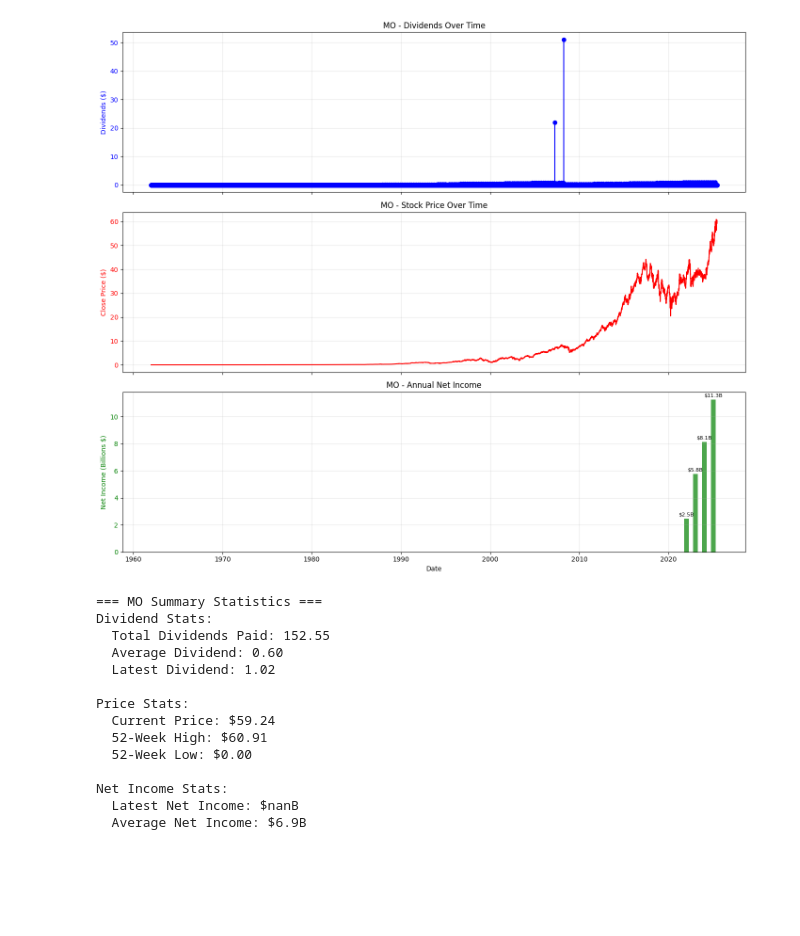
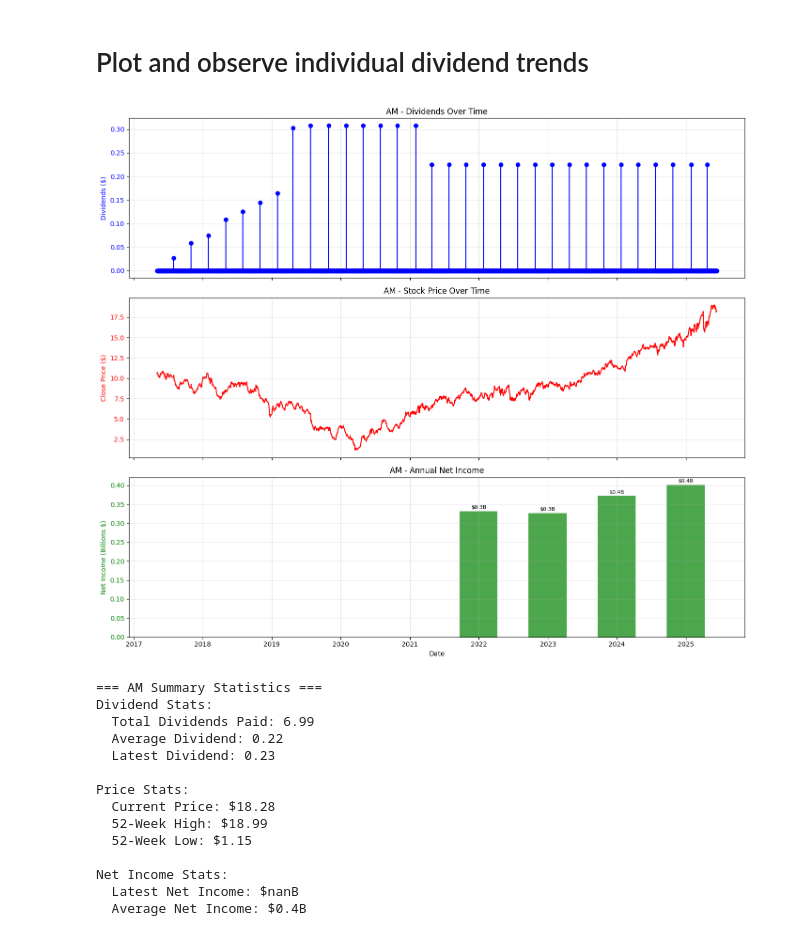
Before and after one commit to sarashs/Wallstreet-Bets, a Jupyter notebook: Notebooks/dividend_stock_finder.ipynb, the cells around one changed output. Drawn from its saved outputs; the diff is of its cells as text; code cells hidden in the pictures; blank space fills up the shorter version.

Commit message:
dividend stock picker updated

```diff
--- a/Notebooks/dividend_stock_finder.ipynb
+++ b/Notebooks/dividend_stock_finder.ipynb
@@ -75,5 +112,5 @@ df.to_csv('penny_stocks_dividend_last5years.csv')
 # %%
-#df = pd.read_csv('russel1000_dividend_last5years.csv')
+df = pd.read_csv('Russel1000_dividend_last5years.csv')
 df.dropna(inplace=True)
-df.sort_values(by='Date', ascending=False, inplace=True)
-df
+df.sort_values(by=['Ticker', 'Date'], ascending=True, inplace=True)
+df.head()
@@ -169,5 +149,0 @@ for i in tqdm(range(len(stack))):
-# %%
-import pickle
-
-with open('investment_grade_dividend_penny_stocks.pkl', 'wb') as f:
-    pickle.dump(balance_sheet_approved, f)
@@ -175,0 +161,25 @@ balance_sheet_rejected
+# %%
+desired_yield = 5
+#print(df_merged[df_merged["Last year Yield"]>desired_yield]["Last year Yield"].mean())
+list_of_high_yield_from_last_year = df_merged[df_merged["Last year Yield"]>desired_yield]['Ticker'].unique().tolist()
+filtered_list_of_high_yields = []
+
+# making sure that this security has been paying quarterly dividends for the past 5 years
+start_date = "2020-06-12"
+end_date = "2025-06-12"
+num_expected_dividends = 19 # 4 quarters per year for 5 years
+
+for ticker in list_of_high_yield_from_last_year:
+    mask = (
+        (df_merged["Ticker"] == ticker) &
+        (df_merged["Date"] >= start_date) &
+        (df_merged["Date"] <= end_date)
+    )
+
+    current = df_merged.loc[mask]          # no warning
+    if len(current) < num_expected_dividends:
+        continue
+    if current['Yield'].mean() < 2:
+        continue
+    filtered_list_of_high_yields.append(ticker)
+print(filtered_list_of_high_yields)
@@ -176,10 +401,12 @@ balance_sheet_rejected
+# %% [markdown]
+# Plot and observe individual dividend trends
 # %%
 import yfinance as yf
 import pandas as pd
 import matplotlib.pyplot as plt
 import numpy as np
 
-ticker = 'MO' #'UPS' 'CIG' 'KO' 'O' 'UPBD', 'M'
+ticker = filtered_list_of_high_yields[3]
 
 # Initialize DataFrames to store data
 all_dividends = pd.DataFrame()
@@ -267,45 +494,45 @@ if not net_income_df.empty:
         ax3.text(date, value + (max(net_income_df['Net_Income']) * 0.01),
                 f'${value:.1f}B', ha='center', va='bottom', fontsize=8)
 else:
     ax3.text(0.5, 0.5, 'Net Income data not available',
              transform=ax3.transAxes, ha='center', va='center', fontsize=12)
     ax3.set_title(f'{ticker} - Net Income (Data Not Available)')
 
 ax3.set_xlabel('Date')
 
 # Adjust layout and show
 plt.tight_layout()
 plt.show()
 
 # Print summary statistics
 print(f"\n=== {ticker} Summary Statistics ===")
 print(f"Dividend Stats:")
 print(f"  Total Dividends Paid: {div_data['Dividends'].sum():.2f}")
 print(f"  Average Dividend: {div_data['Dividends'].mean():.2f}")
 print(f"  Latest Dividend: {div_data['Dividends'].iloc[-1]:.2f}" if not div_data.empty else "  No dividend data")
 
 print(f"\nPrice Stats:")
 print(f"  Current Price: ${price_data['Close'].iloc[-1]:.2f}" if not price_data.empty else "  No price data")
 print(f"  52-Week High: ${price_data['Close'].max():.2f}" if not price_data.empty else "")
 print(f"  52-Week Low: ${price_data['Close'].min():.2f}" if not price_data.empty else "")
 
 if not net_income_df.empty:
     print(f"\nNet Income Stats:")
     print(f"  Latest Net Income: ${net_income_df['Net_Income'].iloc[-1]:.1f}B")
     print(f"  Average Net Income: ${net_income_df['Net_Income'].mean():.1f}B")
 # %% [output]
-[figure, old version]
+[figure, new version]
-=== MO Summary Statistics ===
+=== AM Summary Statistics ===
 Dividend Stats:
-  Total Dividends Paid: 152.55
-  Average Dividend: 0.60
-  Latest Dividend: 1.02
+  Total Dividends Paid: 6.99
+  Average Dividend: 0.22
+  Latest Dividend: 0.23
 
 Price Stats:
-  Current Price: $59.24
-  52-Week High: $60.91
-  52-Week Low: $0.00
+  Current Price: $18.28
+  52-Week High: $18.99
+  52-Week Low: $1.15
 
 Net Income Stats:
   Latest Net Income: $nanB
-  Average Net Income: $6.9B
+  Average Net Income: $0.4B
```
Also changed, not shown: parts of 18 cells of this notebook, 2 other files.
